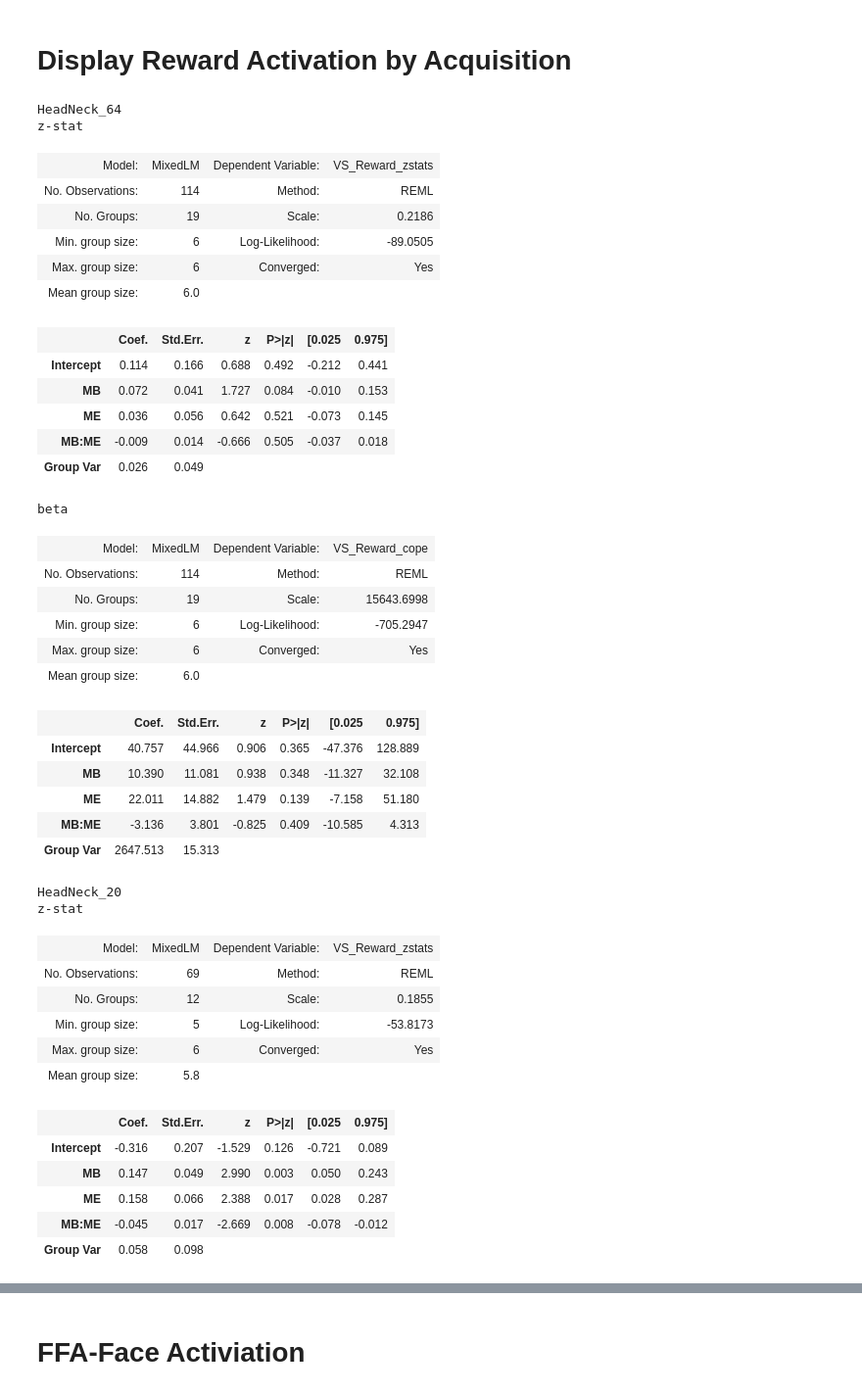
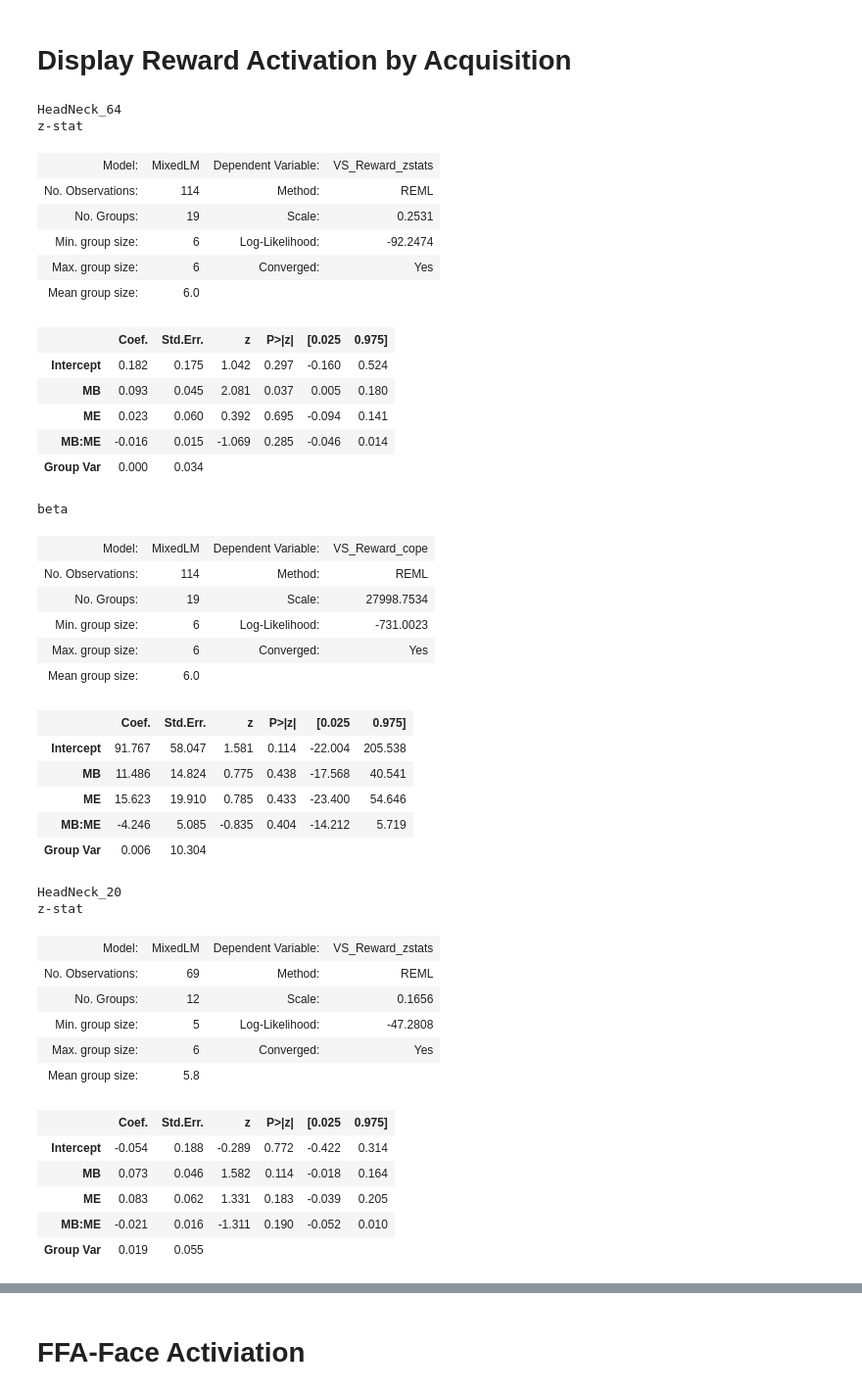
Before and after one commit to DVS-Lab/rf1-mbme-pilot, a Jupyter notebook: code/Zstat_analysis&figures.ipynb, the cells around one changed output, grey strips where cells are left out. Shown at 98% size. Saved outputs shown, nothing was run; the diff lists cells and outputs as text; code cells hidden in the pictures.

Commit message:
Reward bargraph with functional ROI

```diff
--- a/code/Zstat_analysis&figures.ipynb
+++ b/code/Zstat_analysis&figures.ipynb
@@ -82,6 +82,10 @@ subs[subs['L2ppi']==False].head()
 | 104 | 247 | sub-10185 | mb6me4 | 2 | 0.474361 | 0.077345 | False | False | ... |
 | 105 | 246 | sub-10185 | mb3me1 | 0 | 1.528850 | 0.128609 | False | True | ... |
 | 106 | 245 | sub-10185 | mb3me4 | 1 | 0.624076 | 0.079947 | False | False | ... |
+# %%
+r_vs='../masks/fROI-RVS_cname-RewVsPun_zstat-1.nii.gz'
+l_vs='../masks/fROI-LVS_cname-RewVsPun_zstat-1.nii.gz'
+F_VS=math_img('img1+img2',img1=r_vs,img2=l_vs)
 # %%
 from nilearn import  image
 #Striatum Mask
@@ -120,7 +120,8 @@ sCerb
 # %% [markdown]
 # VS- Reward Activiation
 # %%
-masker= NiftiMasker(mask_img=VS_mask)
+#masker= NiftiMasker(mask_img=VS_mask)
+masker= NiftiMasker(mask_img=F_VS)
 
 copes=[]
 zstats=[]
@@ -166,72 +167,74 @@ for HC in plt_df['HeadCoil'].unique():
     res=smf.mixedlm('VS_Reward_cope ~ MB * ME',data=mod_df,groups=mod_df['sub']).fit()
     display(res.summary())
 
 print("Results for Zstatistics")
 res=smf.mixedlm('VS_Reward_zstats ~ MB * ME * HeadCoil',data=plt_df,groups=plt_df['sub']).fit()
 display(res.summary())
-sns.catplot(x='MB',y='VS_Reward_zstats',hue='ME',data=plt_df,kind='bar',order=[1,3,6],col='HeadCoil')
 
-plt.savefig("../derivatives/figures/Reward_VS-act_zstat.svg")
+sns.catplot(x='MB',y='VS_Reward_zstats',hue='ME',data=plt_df,kind='bar',ci=68,
+            order=[1,3,6],col='HeadCoil')
+
+plt.savefig("../derivatives/figures/assets/Reward_VS-act_zstat.svg")
 plt.show()
 
 print("Results for Cope")
 res=smf.mixedlm('VS_Reward_cope ~ MB * ME * HeadCoil',data=plt_df,groups=plt_df['sub']).fit()
 display(res.summary())
-sns.catplot(x='MB',y='VS_Reward_cope',hue='ME',col='HeadCoil',
+sns.catplot(x='MB',y='VS_Reward_cope',hue='ME',col='HeadCoil',ci=68,
             data=plt_df,kind='bar',order=[1,3,6])
-plt.savefig("../derivatives/figures/Reward_VS-act_cope.svg")
+plt.savefig("../derivatives/figures/assets/Reward_VS-act_cope.svg")
 
 plt.show()
 
 # print("Results for VarCope")
 # res=smf.mixedlm('VS_Reward_varcope ~ MB * ME * HeadCoil',data=plt_df,groups=plt_df['sub']).fit()
 # display(res.summary())
 # sns.catplot(x='MB',y='VS_Reward_varcope',hue='ME',col='HeadCoil',
 #             data=plt_df,kind='bar',order=[1,3,6])
-#plt.savefig("../derivatives/figures/Reward_VS-act_varcope.svg")
+#plt.savefig("../derivatives/figures/assets/Reward_VS-act_varcope.svg")
 #plt.show()
 # %% [output]
 HeadNeck_64
 z-stat
 | Model: | MixedLM | Dependent Variable: | VS_Reward_zstats |
 | No. Observations: | 114 | Method: | REML |
-| No. Groups: | 19 | Scale: | 0.2186 |
-| Min. group size: | 6 | Log-Likelihood: | -89.0505 |
+| No. Groups: | 19 | Scale: | 0.2531 |
+| Min. group size: | 6 | Log-Likelihood: | -92.2474 |
 | Max. group size: | 6 | Converged: | Yes |
 | Mean group size: | 6.0 |  |  |
 |  | Coef. | Std.Err. | z | P>|z| | [0.025 | 0.975] |
-| Intercept | 0.114 | 0.166 | 0.688 | 0.492 | -0.212 | 0.441 |
-| MB | 0.072 | 0.041 | 1.727 | 0.084 | -0.010 | 0.153 |
-| ME | 0.036 | 0.056 | 0.642 | 0.521 | -0.073 | 0.145 |
-| MB:ME | -0.009 | 0.014 | -0.666 | 0.505 | -0.037 | 0.018 |
-| Group Var | 0.026 | 0.049 |  |  |  |  |
+| Intercept | 0.182 | 0.175 | 1.042 | 0.297 | -0.160 | 0.524 |
+| MB | 0.093 | 0.045 | 2.081 | 0.037 | 0.005 | 0.180 |
+| ME | 0.023 | 0.060 | 0.392 | 0.695 | -0.094 | 0.141 |
+| MB:ME | -0.016 | 0.015 | -1.069 | 0.285 | -0.046 | 0.014 |
+| Group Var | 0.000 | 0.034 |  |  |  |  |
 beta
 | Model: | MixedLM | Dependent Variable: | VS_Reward_cope |
 | No. Observations: | 114 | Method: | REML |
-| No. Groups: | 19 | Scale: | 15643.6998 |
-| Min. group size: | 6 | Log-Likelihood: | -705.2947 |
+| No. Groups: | 19 | Scale: | 27998.7534 |
+| Min. group size: | 6 | Log-Likelihood: | -731.0023 |
 | Max. group size: | 6 | Converged: | Yes |
 | Mean group size: | 6.0 |  |  |
 |  | Coef. | Std.Err. | z | P>|z| | [0.025 | 0.975] |
-| Intercept | 40.757 | 44.966 | 0.906 | 0.365 | -47.376 | 128.889 |
-| MB | 10.390 | 11.081 | 0.938 | 0.348 | -11.327 | 32.108 |
-| ME | 22.011 | 14.882 | 1.479 | 0.139 | -7.158 | 51.180 |
-| MB:ME | -3.136 | 3.801 | -0.825 | 0.409 | -10.585 | 4.313 |
-| Group Var | 2647.513 | 15.313 |  |  |  |  |
+| Intercept | 91.767 | 58.047 | 1.581 | 0.114 | -22.004 | 205.538 |
+| MB | 11.486 | 14.824 | 0.775 | 0.438 | -17.568 | 40.541 |
+| ME | 15.623 | 19.910 | 0.785 | 0.433 | -23.400 | 54.646 |
+| MB:ME | -4.246 | 5.085 | -0.835 | 0.404 | -14.212 | 5.719 |
+| Group Var | 0.006 | 10.304 |  |  |  |  |
 HeadNeck_20
 z-stat
 | Model: | MixedLM | Dependent Variable: | VS_Reward_zstats |
 | No. Observations: | 69 | Method: | REML |
-| No. Groups: | 12 | Scale: | 0.1855 |
-| Min. group size: | 5 | Log-Likelihood: | -53.8173 |
+| No. Groups: | 12 | Scale: | 0.1656 |
+| Min. group size: | 5 | Log-Likelihood: | -47.2808 |
 | Max. group size: | 6 | Converged: | Yes |
 | Mean group size: | 5.8 |  |  |
 |  | Coef. | Std.Err. | z | P>|z| | [0.025 | 0.975] |
-| Intercept | -0.316 | 0.207 | -1.529 | 0.126 | -0.721 | 0.089 |
-| MB | 0.147 | 0.049 | 2.990 | 0.003 | 0.050 | 0.243 |
-| ME | 0.158 | 0.066 | 2.388 | 0.017 | 0.028 | 0.287 |
-| MB:ME | -0.045 | 0.017 | -2.669 | 0.008 | -0.078 | -0.012 |
-| Group Var | 0.058 | 0.098 |  |  |  |  |
+| Intercept | -0.054 | 0.188 | -0.289 | 0.772 | -0.422 | 0.314 |
+| MB | 0.073 | 0.046 | 1.582 | 0.114 | -0.018 | 0.164 |
+| ME | 0.083 | 0.062 | 1.331 | 0.183 | -0.039 | 0.205 |
+| MB:ME | -0.021 | 0.016 | -1.311 | 0.190 | -0.052 | 0.010 |
+| Group Var | 0.019 | 0.055 |  |  |  |  |
 beta
 | Model: | MixedLM | Dependent Variable: | VS_Reward_cope |
 | No. Observations: | 69 | Method: | REML |
```
Also changed, not shown: parts of 2 cells of this notebook, 18 other files.
